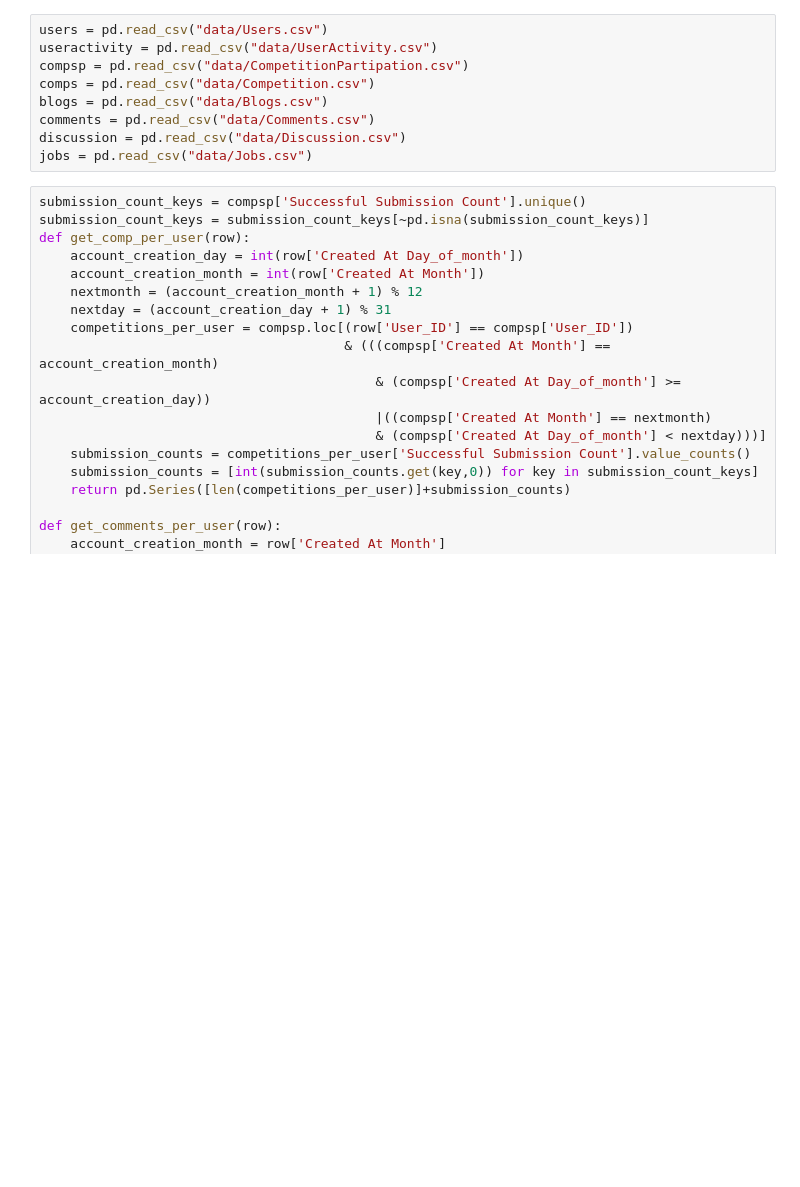
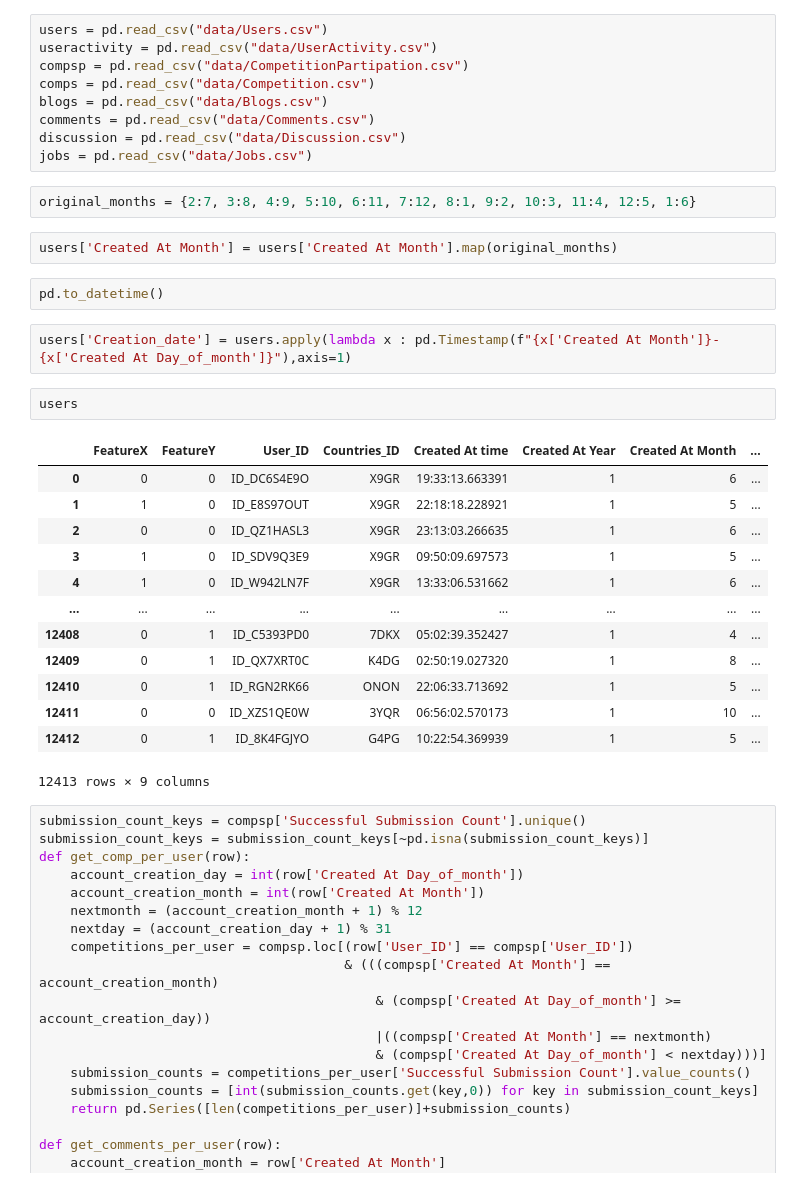
Before and after one commit to OmarFetou7/New-User-Engagement, a Jupyter notebook: test.ipynb, the cells around one changed output. Cells and saved outputs as stored; diff of their text form; blank space fills up the shorter version.

```diff
--- a/test.ipynb
+++ b/test.ipynb
@@ -10,6 +10,30 @@ blogs = pd.read_csv("data/Blogs.csv")
 comments = pd.read_csv("data/Comments.csv")
 discussion = pd.read_csv("data/Discussion.csv")
 jobs = pd.read_csv("data/Jobs.csv")
+# %%
+original_months = {2:7, 3:8, 4:9, 5:10, 6:11, 7:12, 8:1, 9:2, 10:3, 11:4, 12:5, 1:6}
+# %%
+users['Created At Month'] = users['Created At Month'].map(original_months)
+# %%
+pd.to_datetime()
+# %%
+users['Creation_date'] = users.apply(lambda x : pd.Timestamp(f"{x['Created At Month']}-{x['Created At Day_of_month']}"),axis=1)
+# %%
+users
+# %% [output]
+|  | FeatureX | FeatureY | User_ID | Countries_ID | Created At time | Created At Year | Created At Month | ... |
+| 0 | 0 | 0 | ID_DC6S4E9O | X9GR | 19:33:13.663391 | 1 | 6 | ... |
+| 1 | 1 | 0 | ID_E8S97OUT | X9GR | 22:18:18.228921 | 1 | 5 | ... |
+| 2 | 0 | 0 | ID_QZ1HASL3 | X9GR | 23:13:03.266635 | 1 | 6 | ... |
+| 3 | 1 | 0 | ID_SDV9Q3E9 | X9GR | 09:50:09.697573 | 1 | 5 | ... |
+| 4 | 1 | 0 | ID_W942LN7F | X9GR | 13:33:06.531662 | 1 | 6 | ... |
+| ... | ... | ... | ... | ... | ... | ... | ... | ... |
+| 12408 | 0 | 1 | ID_C5393PD0 | 7DKX | 05:02:39.352427 | 1 | 4 | ... |
+| 12409 | 0 | 1 | ID_QX7XRT0C | K4DG | 02:50:19.027320 | 1 | 8 | ... |
+| 12410 | 0 | 1 | ID_RGN2RK66 | ONON | 22:06:33.713692 | 1 | 5 | ... |
+| 12411 | 0 | 0 | ID_XZS1QE0W | 3YQR | 06:56:02.570173 | 1 | 10 | ... |
+| 12412 | 0 | 1 | ID_8K4FGJYO | G4PG | 10:22:54.369939 | 1 | 5 | ... |
+12413 rows × 9 columns
 # %%
 submission_count_keys = compsp['Successful Submission Count'].unique()
 submission_count_keys = submission_count_keys[~pd.isna(submission_count_keys)]
```
Also changed, not shown: 2 other files.
